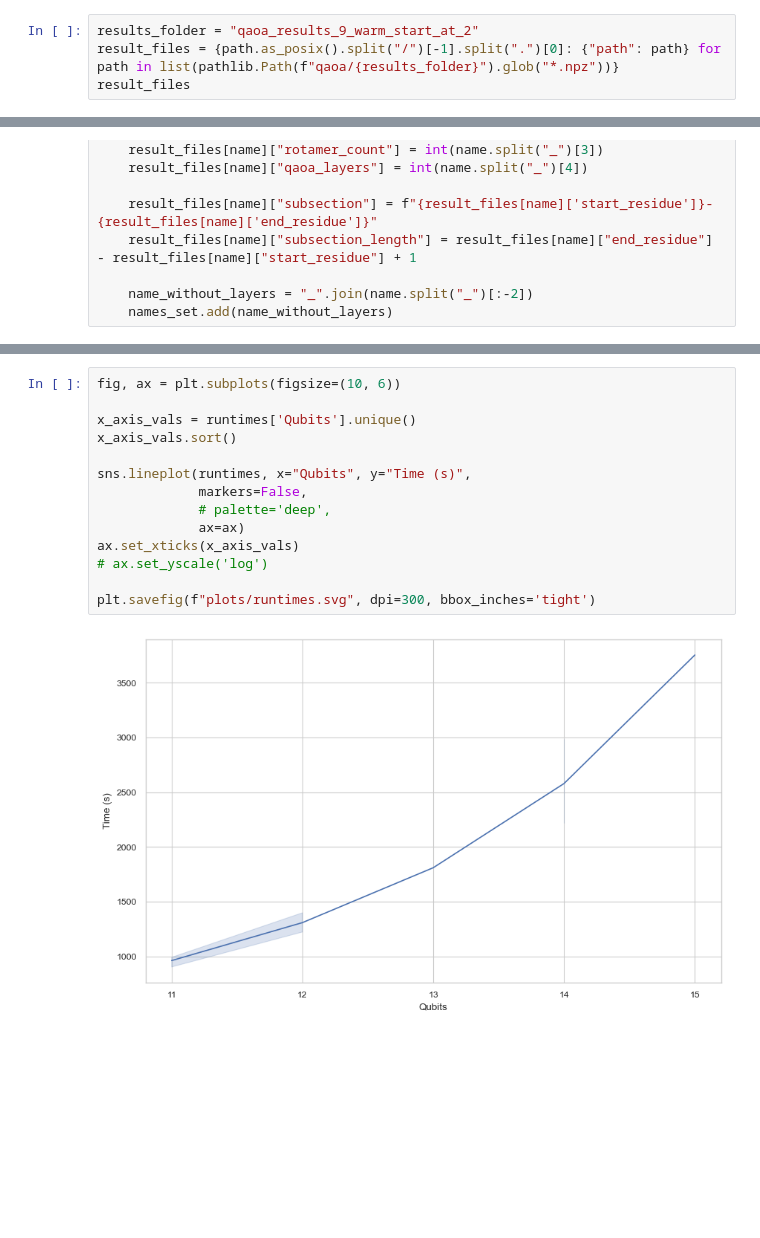
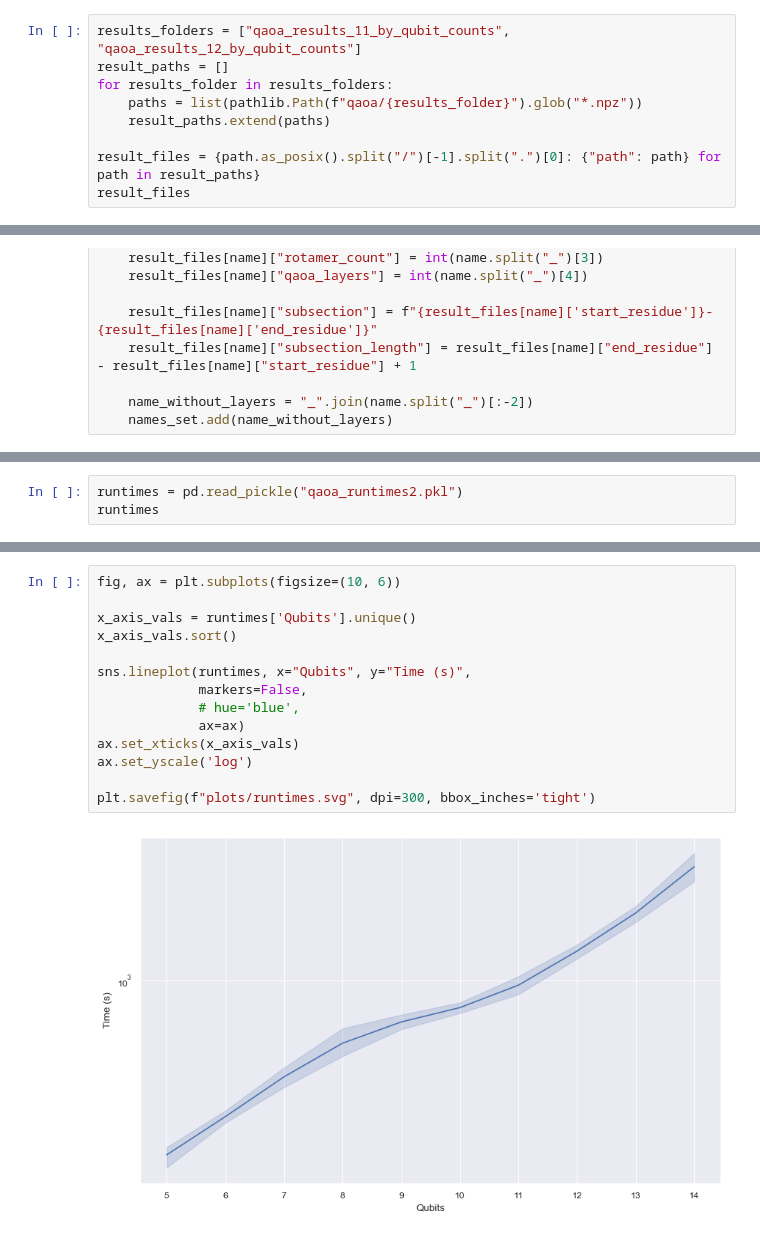
Before and after one commit to sebi-stewart/qml-protein-folding, a Jupyter notebook: plotting.ipynb, the cells around one changed output, grey strips where cells are left out. Drawn from its saved outputs; the diff is of its cells as text; blank space fills up the shorter version.

```diff
--- a/plotting.ipynb
+++ b/plotting.ipynb
@@ -10,7 +10,12 @@ sns.set_style("whitegrid")
 sns.set_context("paper")
 sns.set_palette("deep", color_codes=True)
 # %%
-results_folder = "qaoa_results_9_warm_start_at_2"
-result_files = {path.as_posix().split("/")[-1].split(".")[0]: {"path": path} for path in list(pathlib.Path(f"qaoa/{results_folder}").glob("*.npz"))}
+results_folders = ["qaoa_results_11_by_qubit_counts", "qaoa_results_12_by_qubit_counts"]
+result_paths = []
+for results_folder in results_folders:
+    paths = list(pathlib.Path(f"qaoa/{results_folder}").glob("*.npz"))
+    result_paths.extend(paths)
+
+result_files = {path.as_posix().split("/")[-1].split(".")[0]: {"path": path} for path in result_paths}
 result_files
 # %% [output]
@@ -286,0 +323,3 @@ runtimes
+# %%
+runtimes = pd.read_pickle("qaoa_runtimes2.pkl")
+runtimes
@@ -287,16 +340,16 @@ runtimes
 # %%
 fig, ax = plt.subplots(figsize=(10, 6))
 
 x_axis_vals = runtimes['Qubits'].unique()
 x_axis_vals.sort()
 
 sns.lineplot(runtimes, x="Qubits", y="Time (s)",
              markers=False,
-             # palette='deep',
+             # hue='blue',
              ax=ax)
 ax.set_xticks(x_axis_vals)
-# ax.set_yscale('log')
+ax.set_yscale('log')
 
 plt.savefig(f"plots/runtimes.svg", dpi=300, bbox_inches='tight')
 # %% [output]
-[figure, old version]
+[figure, new version]
```
Also changed, not shown: parts of 15 cells of this notebook, 2 other files.
